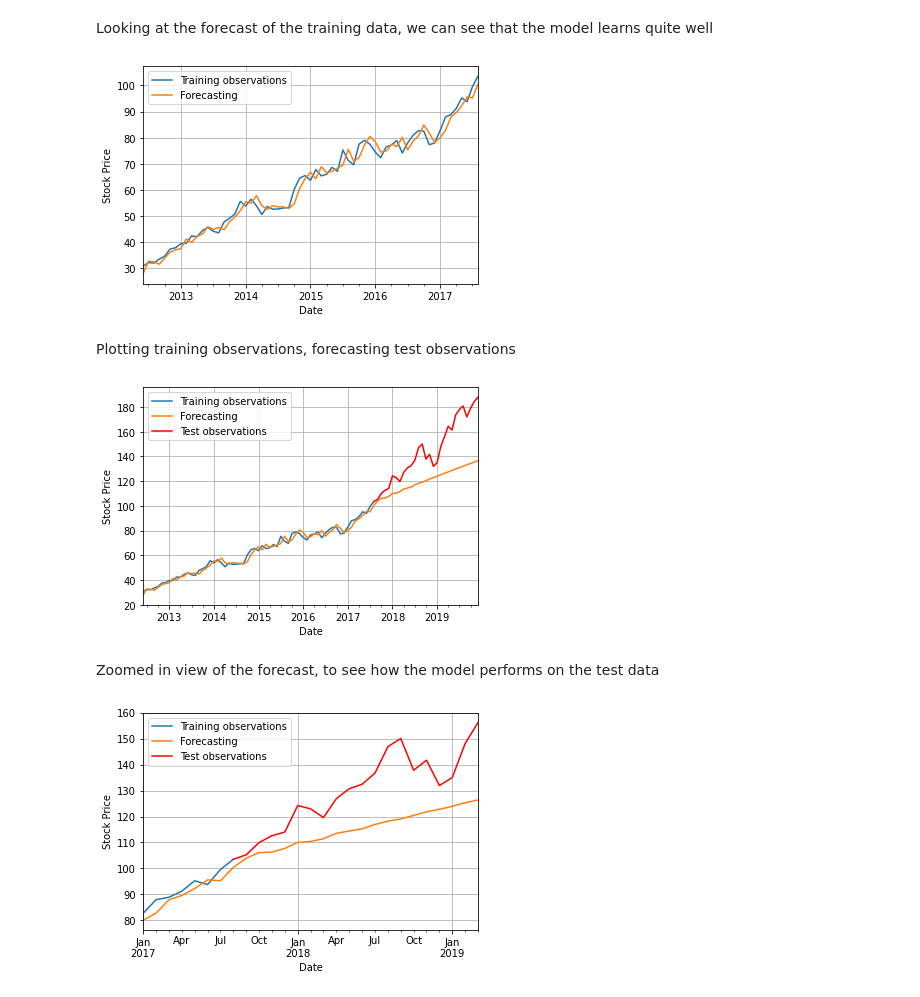
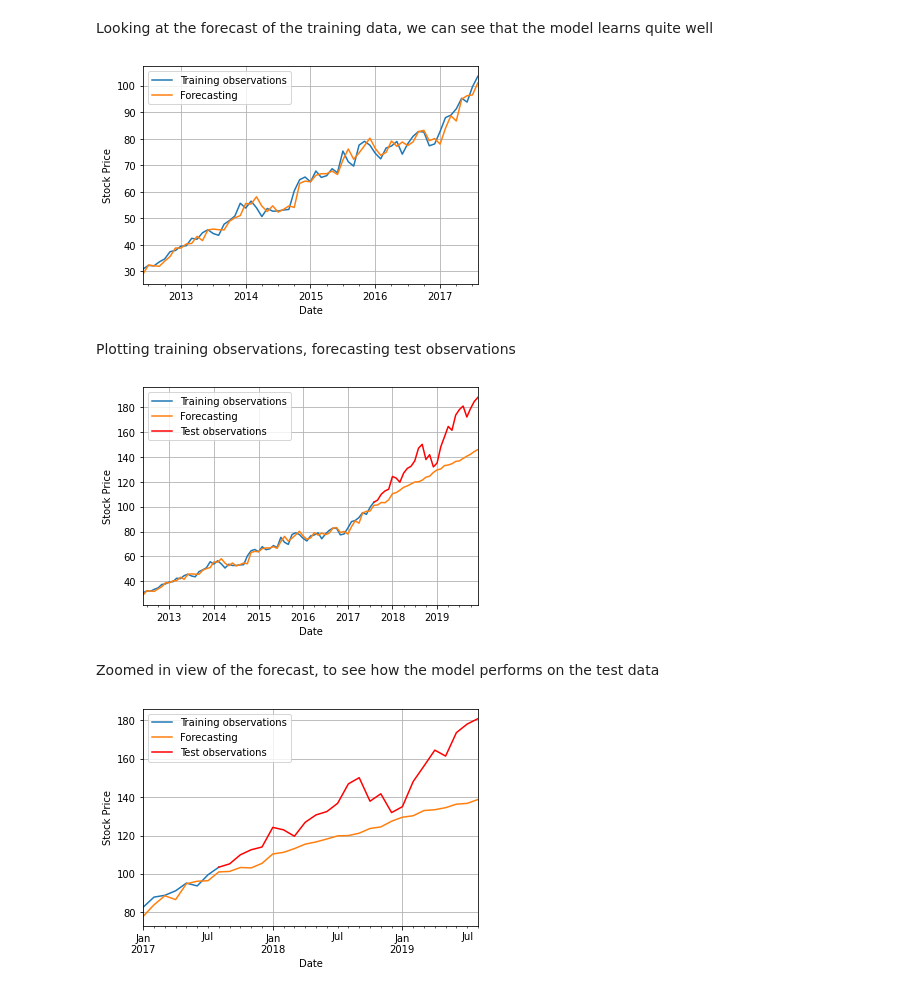
Before and after one commit to bragesolheim/G13_DAT550, a Jupyter notebook: non_seasonal_stock.ipynb, the cells around one changed output. Saved outputs shown, nothing was run; the diff lists cells and outputs as text; code cells hidden in the pictures.

```diff
--- a/non_seasonal_stock.ipynb
+++ b/non_seasonal_stock.ipynb
@@ -125,7 +125,7 @@ All values: (-6.638168909990953, 5.495061391135408e-09, 10, 100, {'1%': -3.49750
 [figure]
 [figure]
 # %%
-model_fit = ARIMA(train_data, order=(5, 1, 4)).fit()
+model_fit = ARIMA(train_data, order=(12, 2, 5)).fit() # (p, d, q)
 model_fit.summary()
 # %% [output]
 SARIMAX Results
@@ -163,7 +168,7 @@ plt.legend()
 plt.grid()
 plt.show()
 # %% [output]
-[figure, old version]
+[figure, new version]
 # %% [markdown]
 Plotting training observations, forecasting test observations
 # %%
@@ -176,16 +181,16 @@ plt.legend()
 plt.grid()
 plt.show()
 # %% [output]
-[figure, old version]
+[figure, new version]
 # %% [markdown]
 Zoomed in view of the forecast, to see how the model performs on the test data
 # %%
 train_data.iloc[105:].plot(label='Training observations')
-model_fit.predict(start=105, end=train_size+test_size-10).plot(label='Forecasting')
-test_data.iloc[:-9].plot(label='Test observations', color='red')
+model_fit.predict(start=105, end=train_size+test_size-5).plot(label='Forecasting')
+test_data.iloc[:-4].plot(label='Test observations', color='red')
 plt.ylabel('Stock Price')
 plt.legend()
 plt.grid()
 plt.show()
 # %% [output]
-[figure, old version]
+[figure, new version]
```
Also changed, not shown: parts of 3 cells of this notebook, 4 other files.
